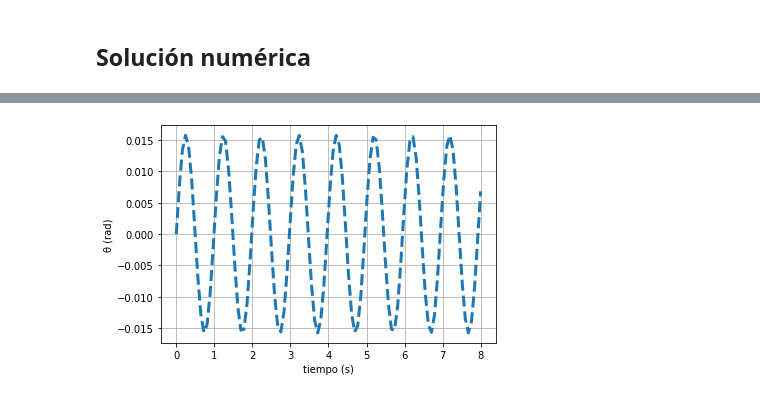
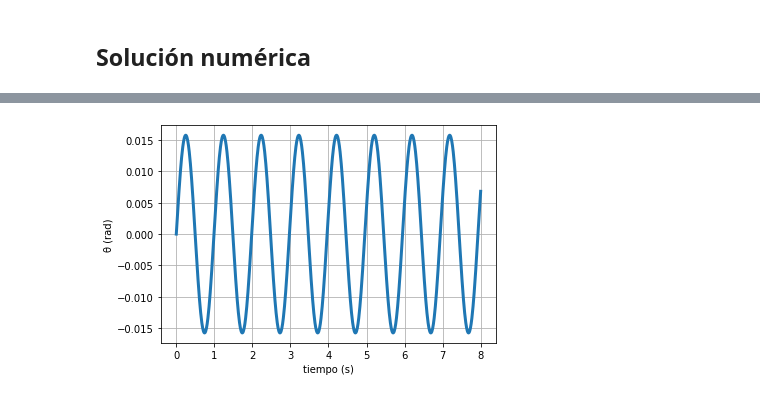
Before and after one commit to LautaroCJohnson/TP-Fisica-I, a Jupyter notebook: TP Computacional.ipynb, the cells around one changed output, grey strips where cells are left out. Drawn from its saved outputs; the diff is of its cells as text; code cells hidden in the pictures.

```diff
--- a/TP Computacional.ipynb
+++ b/TP Computacional.ipynb
@@ -45,12 +45,11 @@ plt.plot([np.arccos(m*g/(k*R)),2*pi -np.arccos(m*g/(k*R)), pi, 0], [0,0,0,0] , '
 ## Solución numérica
 # %%
 # Parámetros para la resolución numérica
-dt = 0.01 # paso temporal
 t_i = 0 # tiempo inicial
 t_f = 8 # tiempo final
 
-length = 100
-t_array = np.linspace(t_i, t_f, length) # [0, 8/100, 2*8/100,...,100*8/100 = 8]
+dt = 0.01
+t_array = np.linspace(t_i, t_f, (t_f-t_i)/dt) # [0, 8/100, 2*8/100,...,100*8/100 = 8]
 # %%
 from scipy.integrate import odeint
 
@@ -74,9 +71,9 @@ def ecdif(X, t):
 solucion = odeint(ecdif, X0, t_array) # en vez de pasarle un dt le pasamos el array de tiempos en el que queremos la sol.
 theta_odeint = solucion[:,0]
 # %%
-plt.plot(t_array, theta_odeint, '--', label='Odeint', lw=3)
+plt.plot(t_array, theta_odeint, '-', label='Odeint', lw=3)
 plt.xlabel('tiempo (s)')
 plt.ylabel('θ (rad)')
 plt.grid()
 # %% [output]
-[figure, old version]
+[figure, new version]
```
Also changed, not shown: parts of 6 cells of this notebook.
